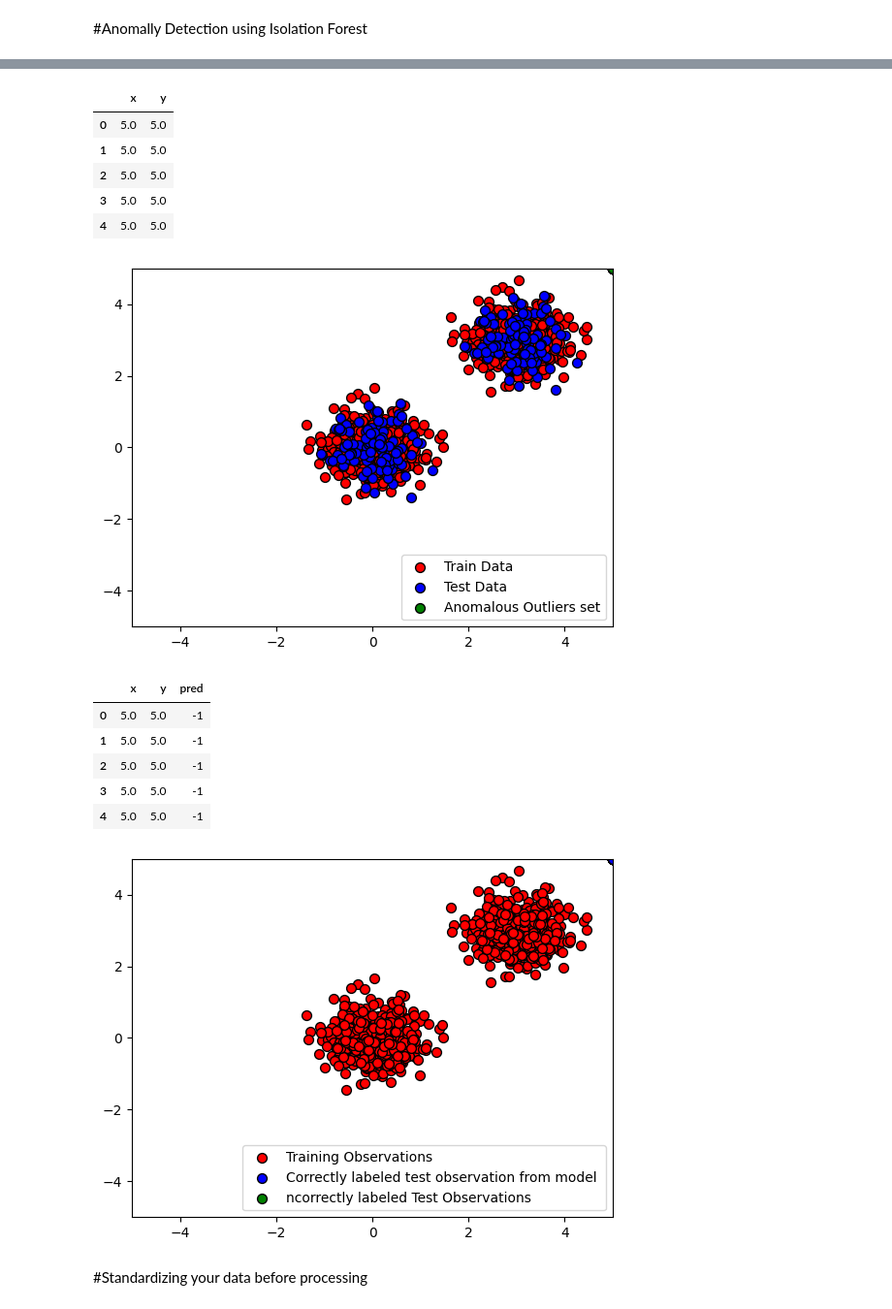
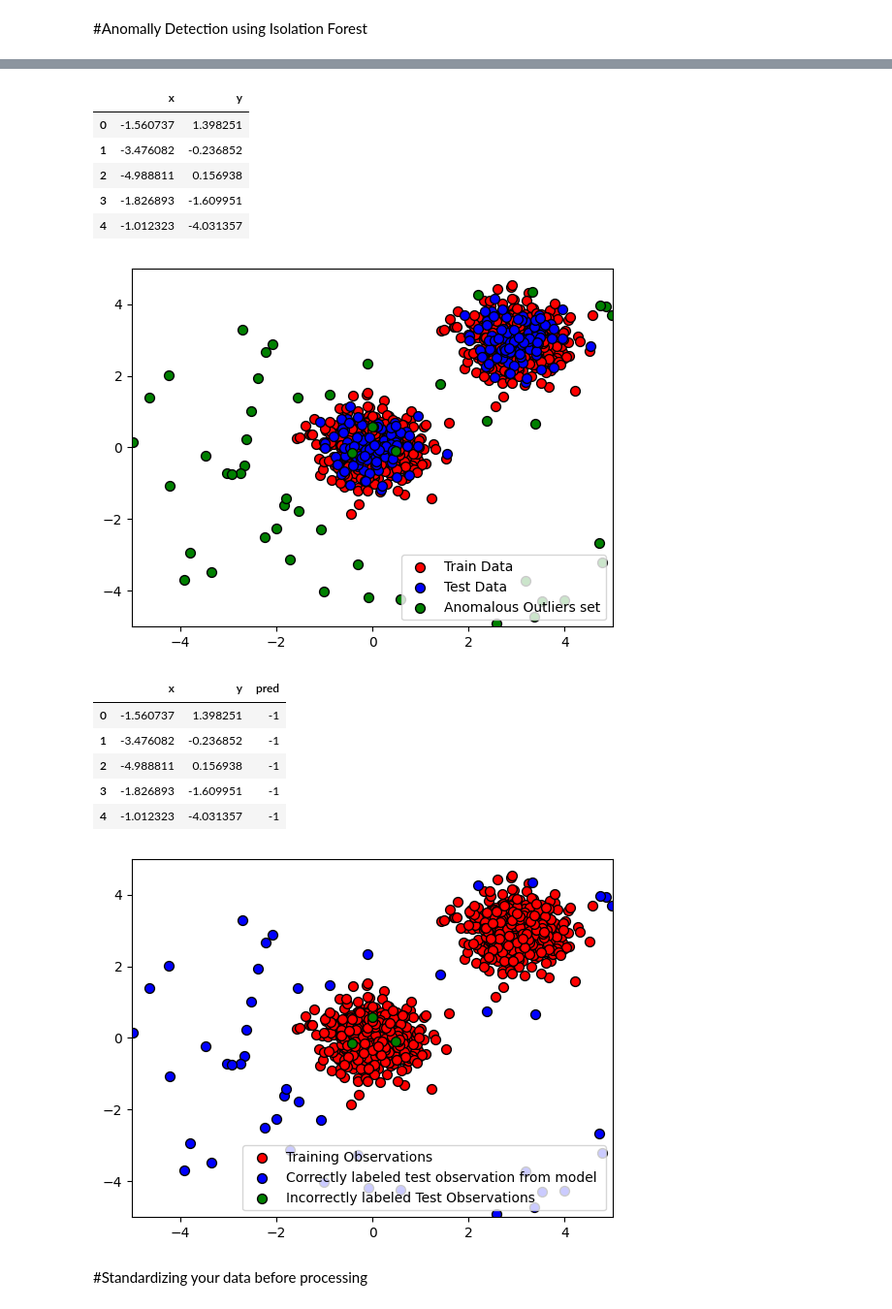
Before and after one commit to schardon/oda-demo-main, a Jupyter notebook: Cybersecurity_June2024.ipynb, the cells around one changed output, grey strips where cells are left out. Shown at 97% size. Saved outputs shown, nothing was run; the diff lists cells and outputs as text; code cells hidden in the pictures.

```diff
--- a/Cybersecurity_June2024.ipynb
+++ b/Cybersecurity_June2024.ipynb
@@ -96,14 +99,16 @@ X_test.head()
 # %%
-X_outliers = random_seed.uniform(low=5, high=5, size=(50, 2 ))
-X_outliers = pd.DataFrame (X_outliers, columns=['x','y'])
+X_outliers = random_seed.uniform(low=-5, high=5, size=(50, 2))
+
+X_outliers = pd.DataFrame(X_outliers, columns=['x', 'y'])
+
 X_outliers.head()
 # %% [output]
 |  | x | y |
-| 0 | 5.0 | 5.0 |
-| 1 | 5.0 | 5.0 |
-| 2 | 5.0 | 5.0 |
-| 3 | 5.0 | 5.0 |
-| 4 | 5.0 | 5.0 |
+| 0 | -1.560737 | 1.398251 |
+| 1 | -3.476082 | -0.236852 |
+| 2 | -4.988811 | 0.156938 |
+| 3 | -1.826893 | -1.609951 |
+| 4 | -1.012323 | -4.031357 |
 # %%
 %matplotlib inline
 import matplotlib.pyplot as plt
@@ -115,9 +120,10 @@ p3 = plt.scatter(X_outliers['x'], X_outliers['y'], c='green', s =50, edgecolors=
 plt.xlim(-5, 5)
 plt.ylim(-5, 5)
 plt.legend([p1, p2, p3], ['Train Data', 'Test Data ', 'Anomalous Outliers set'], loc = "lower right")
+
 plt.show()
 # %% [output]
-[figure, old version]
+[figure, new version]
 # %%
 from sklearn.ensemble import IsolationForest
 
@@ -134,23 +140,23 @@ X_outliers = X_outliers.assign(pred = y_outliers_pred)
 X_outliers.head()
 # %% [output]
 |  | x | y | pred |
-| 0 | 5.0 | 5.0 | -1 |
-| 1 | 5.0 | 5.0 | -1 |
-| 2 | 5.0 | 5.0 | -1 |
-| 3 | 5.0 | 5.0 | -1 |
-| 4 | 5.0 | 5.0 | -1 |
+| 0 | -1.560737 | 1.398251 | -1 |
+| 1 | -3.476082 | -0.236852 | -1 |
+| 2 | -4.988811 | 0.156938 | -1 |
+| 3 | -1.826893 | -1.609951 | -1 |
+| 4 | -1.012323 | -4.031357 | -1 |
 # %%
 p1 = plt.scatter(X_train['x'], X_train['y'], c='red', s =50, edgecolors='k')
 p2 = plt.scatter(X_outliers.loc[X_outliers.pred == -1, ['x']], X_outliers.loc[X_outliers.pred == -1, ['y']], c='blue', s =50, edgecolors='k')
 p3 = plt.scatter(X_outliers.loc[X_outliers.pred == 1, ['x']], X_outliers.loc[X_outliers.pred == 1, ['y']], c='green', s =50, edgecolors='k')
 
 plt.xlim(-5, 5)
 plt.ylim(-5, 5)
-plt.legend([p1, p2, p3], ['Training Observations', 'Correctly labeled test observation from model ', 'ncorrectly labeled Test Observations'], loc = "lower right")
+plt.legend([p1, p2, p3], ['Training Observations', 'Correctly labeled test observation from model ', 'Incorrectly labeled Test Observations'], loc = "lower right")
 
 plt.show()
 # %% [output]
-[figure, old version]
+[figure, new version]
 # %% [markdown]
 #Standardizing your data before processing
 # %%
```
Also changed, not shown: parts of 3 cells of this notebook.
